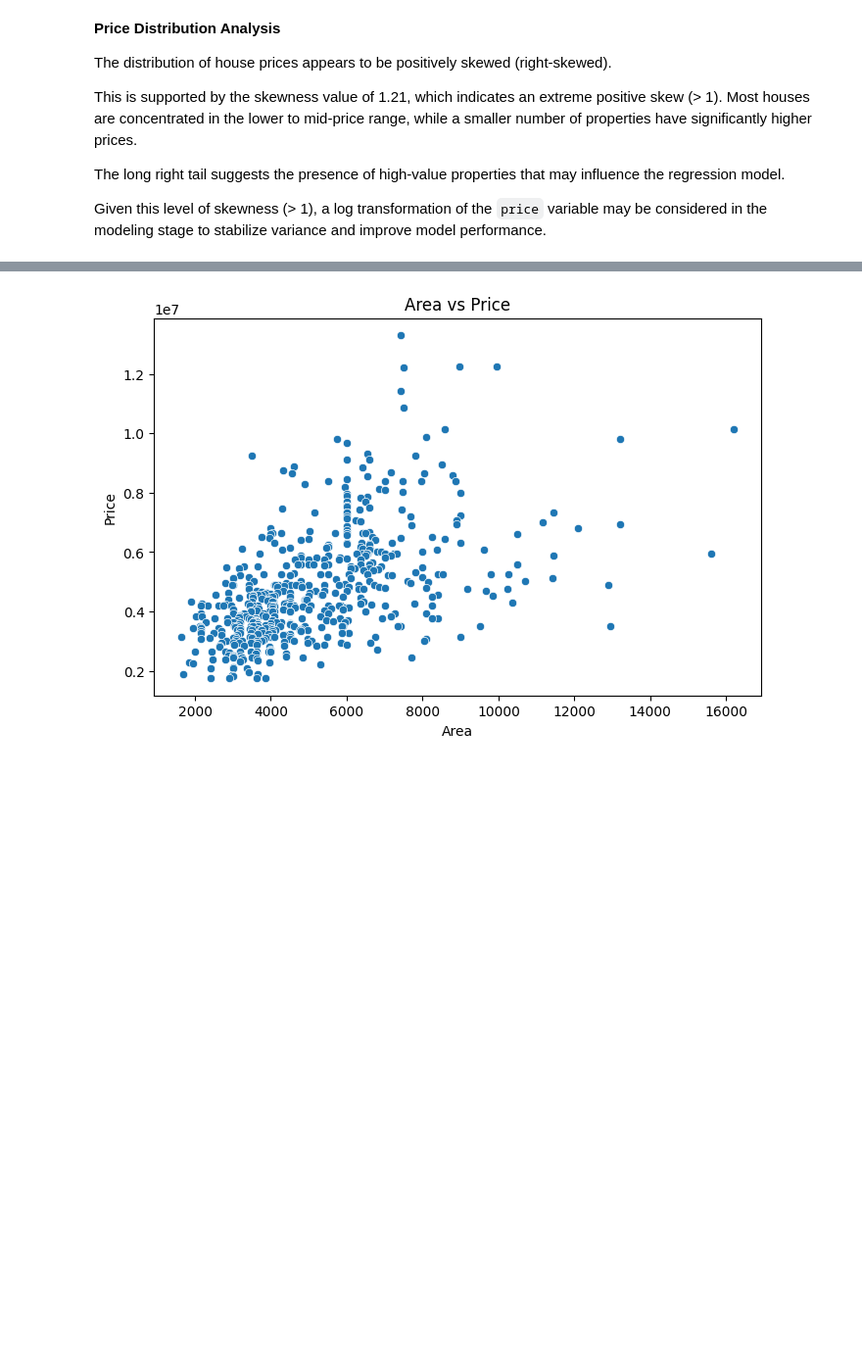
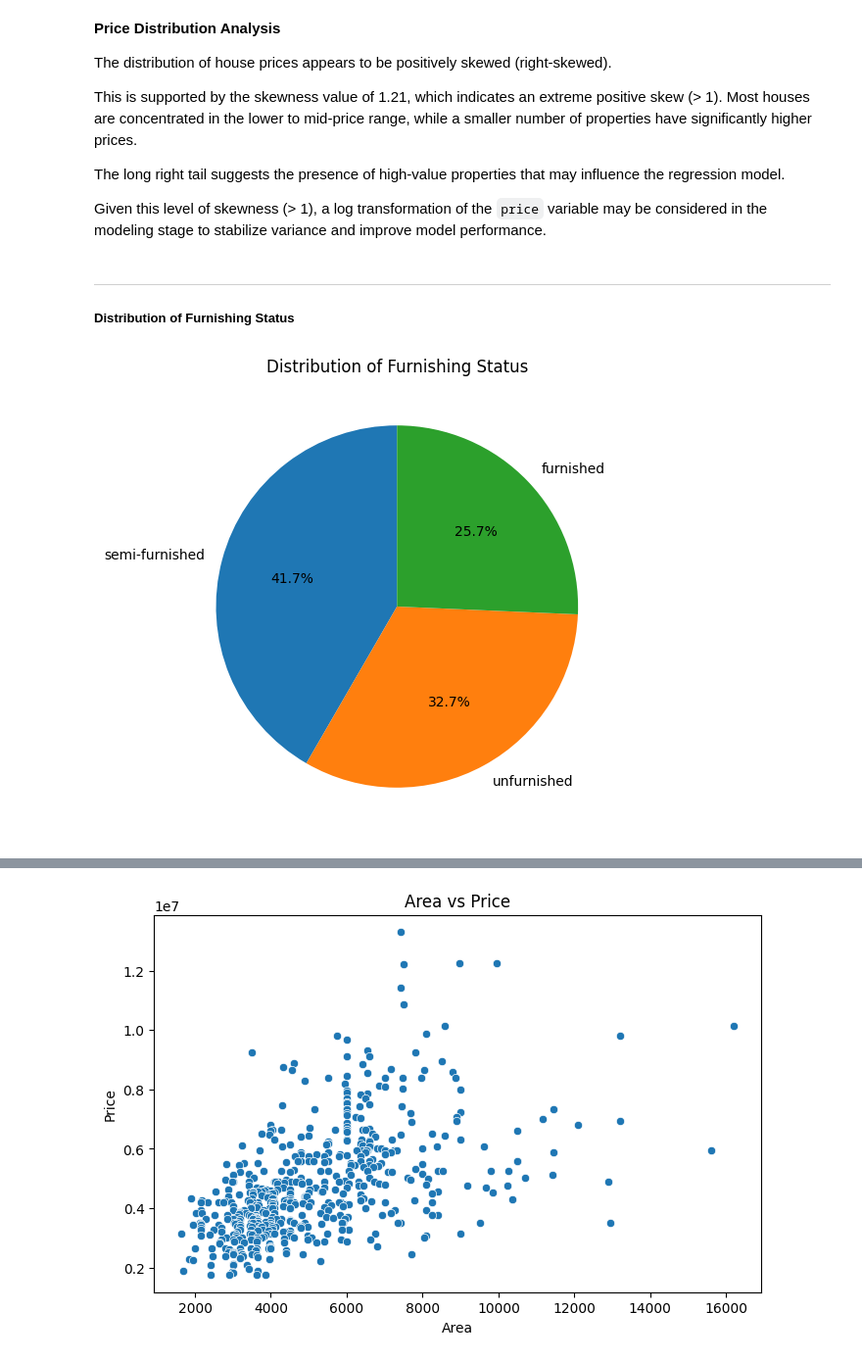
Before and after one commit to Septafm15/House-Price-Prediction-using-Machine-Learning, a Jupyter notebook: 02_EDA.ipynb, the cells around one changed output, grey strips where cells are left out. Shown at 98% size. Cells and saved outputs as stored; diff of their text form; code cells hidden in the pictures; blank space fills up the shorter version.

```diff
--- a/02_EDA.ipynb
+++ b/02_EDA.ipynb
@@ -247,3 +249,23 @@ This is supported by the skewness value of 1.21, which indicates an extreme posi
 The long right tail suggests the presence of high-value properties that may influence the regression model.
 
 Given this level of skewness (> 1), a log transformation of the `price` variable may be considered in the modeling stage to stabilize variance and improve model performance.
+# %% [markdown]
+---
+##### **Distribution of Furnishing Status**
+# %%
+# Visualize distribution of furnishing status categories
+
+furnishing_counts = df["furnishingstatus"].value_counts()
+
+plt.figure(figsize=(6,6))
+plt.pie(
+    furnishing_counts,
+    labels=furnishing_counts.index,
+    autopct="%1.1f%%",
+    startangle=90
+)
+
+plt.title("Distribution of Furnishing Status")
+plt.show()
+# %% [output]
+[figure, added]
```
Also changed, not shown: parts of 7 cells of this notebook.
